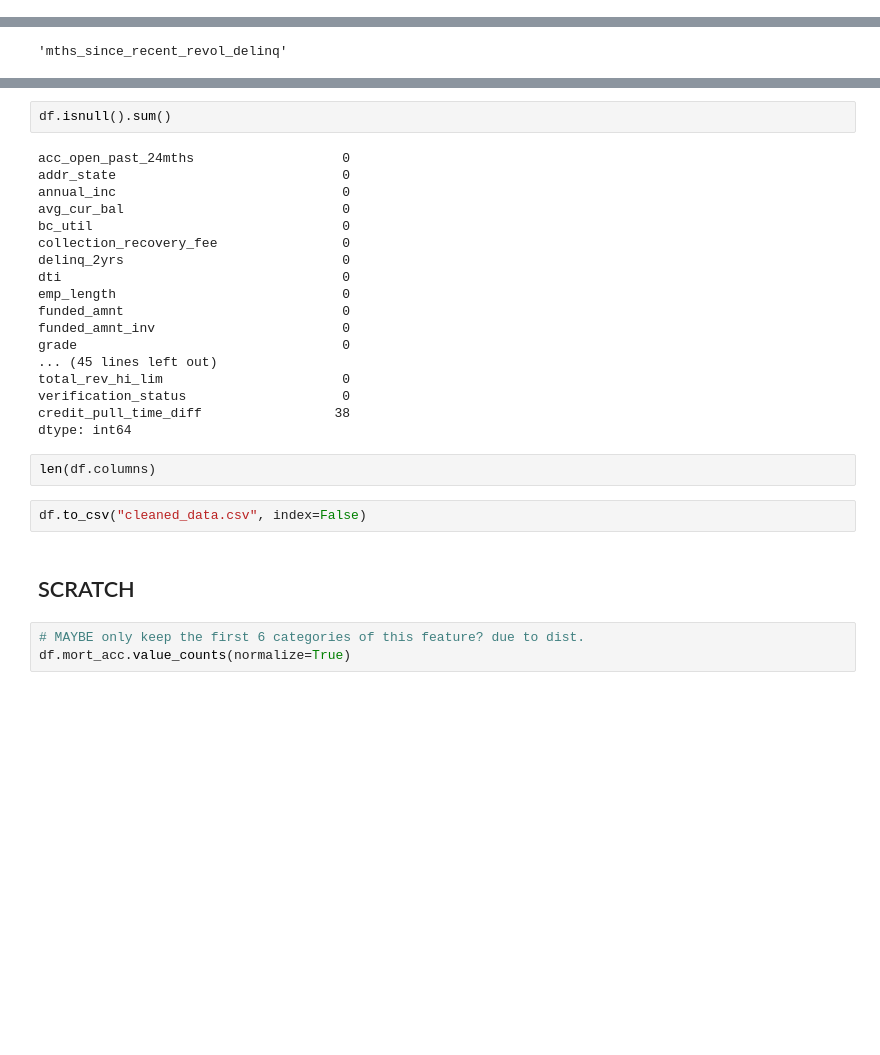
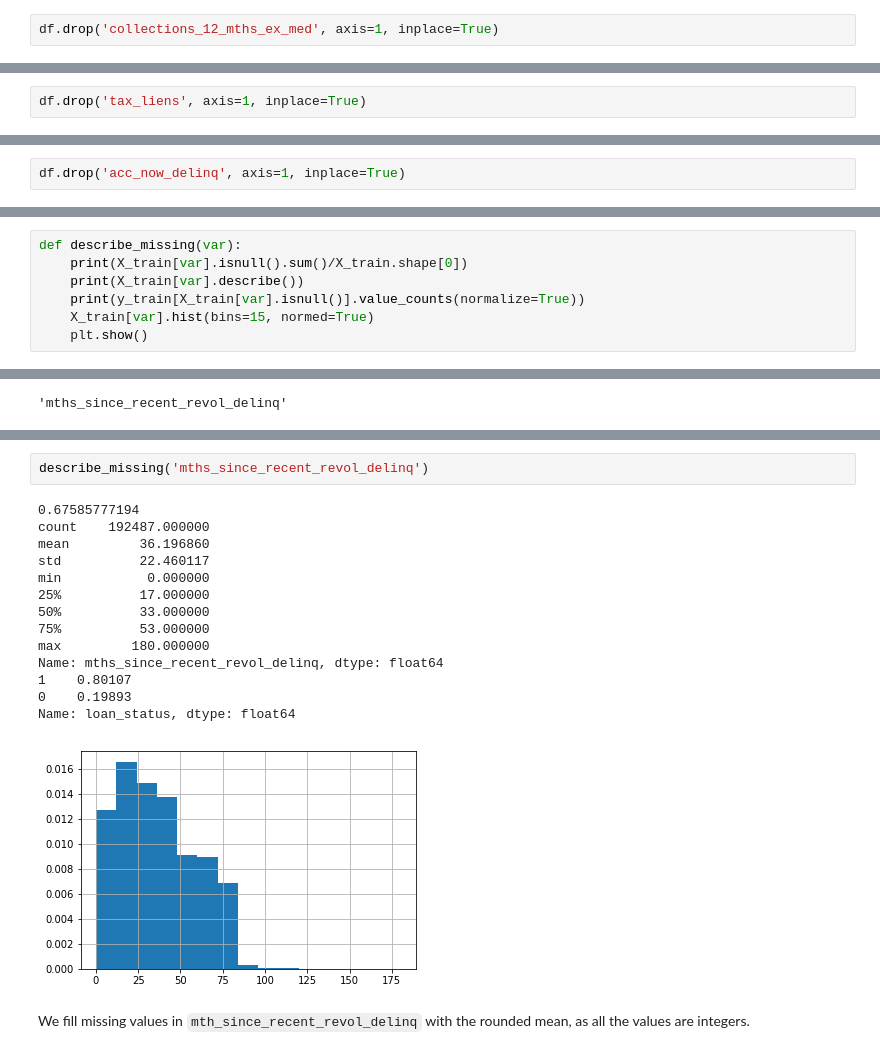
Before and after one commit to mariafabiano/lending-club, a Jupyter notebook: data_cleaning.ipynb, the cells around one changed output, grey strips where cells are left out. Saved outputs shown, nothing was run; the diff lists cells and outputs as text; blank space fills up the shorter version.

Commit message:
finished first final draft of data cleaning notebook

```diff
--- a/data_cleaning.ipynb
+++ b/data_cleaning.ipynb
@@ -229,0 +270,2 @@ df.drop('application_type', axis=1, inplace=True)
+# %%
+df.drop('collections_12_mths_ex_med', axis=1, inplace=True)
@@ -229,0 +286,2 @@ df.drop('application_type', axis=1, inplace=True)
+# %%
+df.drop('tax_liens', axis=1, inplace=True)
@@ -229,0 +299,2 @@ df.drop('application_type', axis=1, inplace=True)
+# %%
+df.drop('acc_now_delinq', axis=1, inplace=True)
@@ -656,0 +701,7 @@ plt.show()
+# %%
+def describe_missing(var):
+    print(X_train[var].isnull().sum()/X_train.shape[0])
+    print(X_train[var].describe())
+    print(y_train[X_train[var].isnull()].value_counts(normalize=True))
+    X_train[var].hist(bins=15, normed=True)
+    plt.show()
@@ -1002,29 +715,19 @@ dtype: float64
-# %%
-df.isnull().sum()
-# %% [output]
-acc_open_past_24mths                   0
-addr_state                             0
-annual_inc                             0
-avg_cur_bal                            0
-bc_util                                0
-collection_recovery_fee                0
-delinq_2yrs                            0
-dti                                    0
-emp_length                             0
-funded_amnt                            0
-funded_amnt_inv                        0
-grade                                  0
-... (45 lines left out)
-total_rev_hi_lim                       0
-verification_status                    0
-credit_pull_time_diff                 38
-dtype: int64
-# %%
-len(df.columns)
-# %%
-df.to_csv("cleaned_data.csv", index=False)
-# %% [markdown]
-## SCRATCH
-# %%
-# MAYBE only keep the first 6 categories of this feature? due to dist.
-df.mort_acc.value_counts(normalize=True)
+# %%
+describe_missing('mths_since_recent_revol_delinq')
+# %% [output]
+0.67585777194
+count    192487.000000
+mean         36.196860
+std          22.460117
+min           0.000000
+25%          17.000000
+50%          33.000000
+75%          53.000000
+max         180.000000
+Name: mths_since_recent_revol_delinq, dtype: float64
+1    0.80107
+0    0.19893
+Name: loan_status, dtype: float64
+[figure, added]
+# %% [markdown]
+We fill missing values in `mth_since_recent_revol_delinq` with the rounded mean, as all the values are integers.
```
Also changed, not shown: parts of 276 cells of this notebook.
